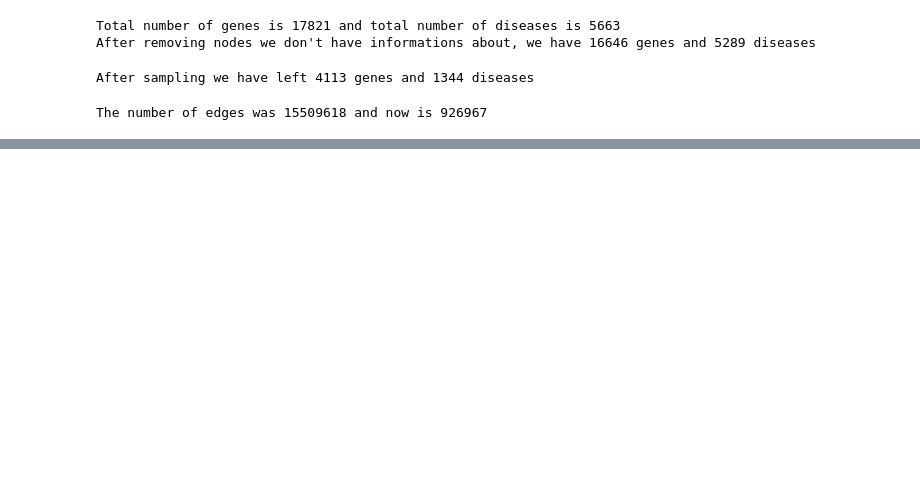
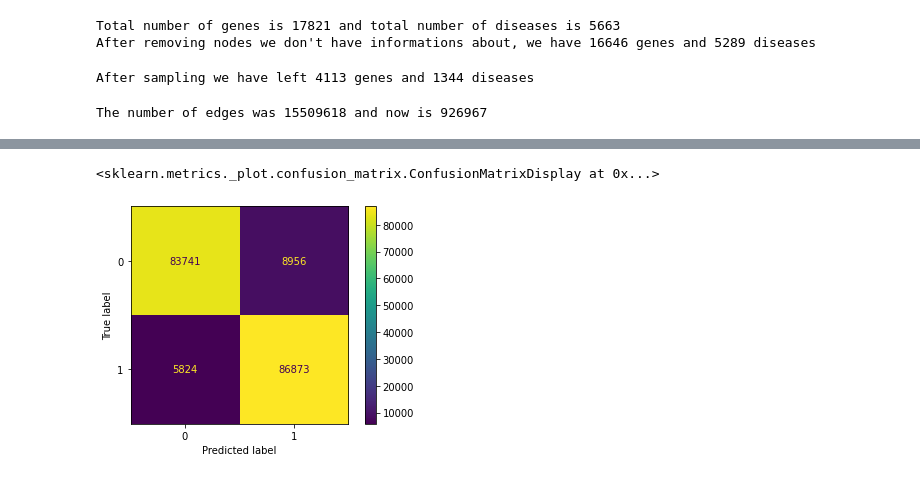
Before and after one commit to Monti03/Link-Prediction-in-Disease-Gene-Association-Network, a Jupyter notebook: src/gcn/gcn_featureless_sampled.ipynb, the cells around one changed output, grey strips where cells are left out. Cells and saved outputs as stored; diff of their text form; code cells hidden in the pictures; blank space fills up the shorter version.

```diff
--- a/src/gcn/gcn_featureless_sampled.ipynb
+++ b/src/gcn/gcn_featureless_sampled.ipynb
@@ -536,0 +566,6 @@ Valid Loss: 0.1956654042005539  Valid accuracy: 0.9249
+# %%
+disp = ConfusionMatrixDisplay(confusion_matrix=best_confusion)
+disp.plot()
+# %% [output]
+<sklearn.metrics._plot.confusion_matrix.ConfusionMatrixDisplay at 0x...>
+[figure, added]
```
Also changed, not shown: parts of 8 cells of this notebook, 3 other files.
